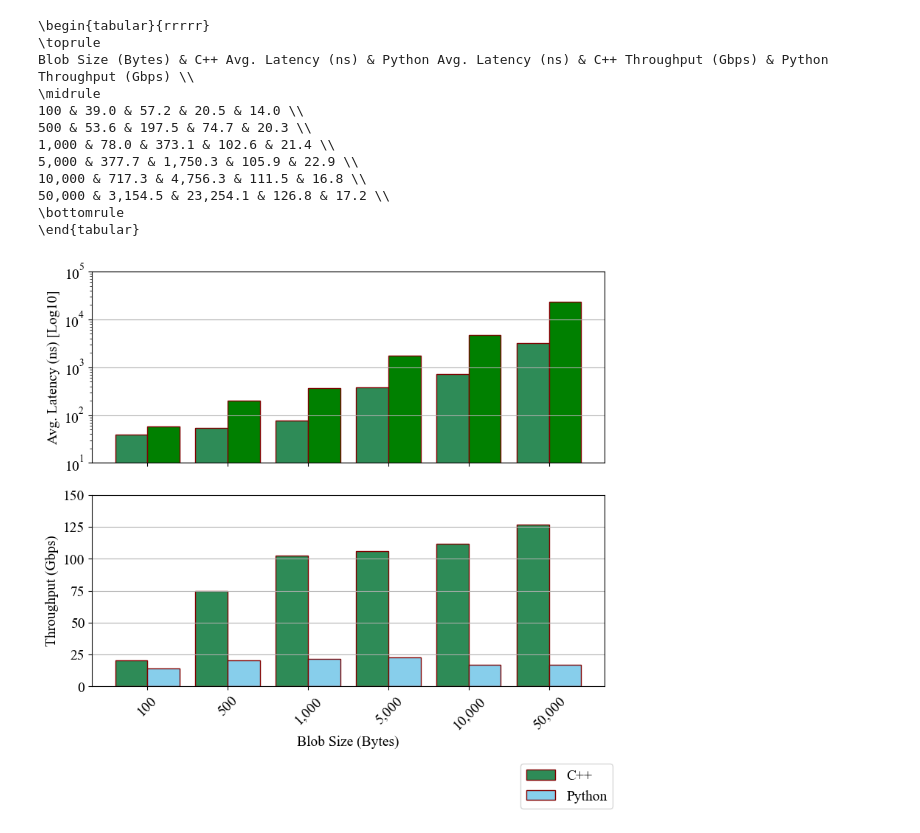
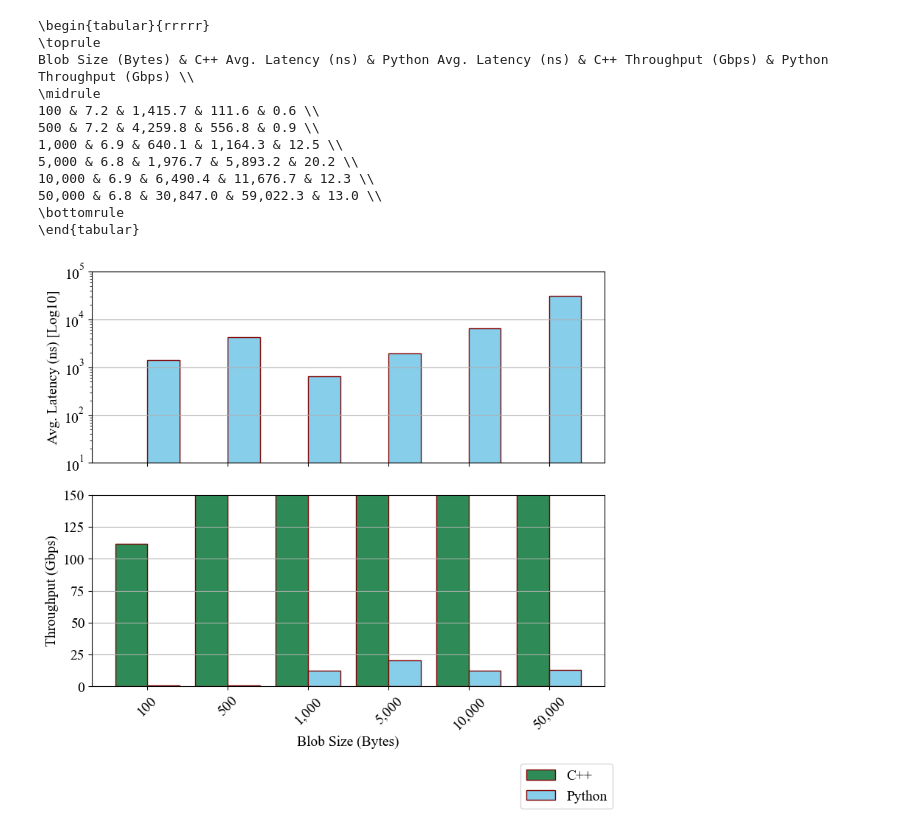
Before and after one commit to davidmaaghul/FRAL, a Jupyter notebook: fral/testing/performance_tests/notebooks/write_test.ipynb, the cells around one changed output. Cells and saved outputs as stored; diff of their text form; code cells hidden in the pictures.

```diff
--- a/fral/testing/performance_tests/notebooks/write_test.ipynb
+++ b/fral/testing/performance_tests/notebooks/write_test.ipynb
@@ -14,8 +14,8 @@ def update_df(df):
     df['Gbps'] = df['Gb'] / (df['Time']/G)
 
 
-cpp_df = pd.read_csv("../test-results/local/write_test.csv", compression='gzip')
-py_df = pd.read_csv("../test-results/vm/local/write_test.csv", compression='gzip')
+cpp_df = pd.read_csv("../test-results/write_test.csv")
+py_df = pd.read_csv("../test-results/py_write_test.csv")
 update_df(cpp_df)
 update_df(py_df)
 
@@ -26,7 +26,7 @@ labels = ['{:,}'.format(value) for value in cpp_df['Size']]
 x = np.arange(len(labels))
 g1 = ax[0]
 g1.bar(x - 0.2, list(cpp_df['avg_latency'].values), color ='seagreen', width = 0.4, label='C++', edgecolor='maroon')
-g1.bar(x + 0.2, list(py_df['avg_latency'].values), color ='g', width = 0.4, label='Python', edgecolor='maroon')
+g1.bar(x + 0.2, list(py_df['avg_latency'].values), color ='skyblue', width = 0.4, label='Python', edgecolor='maroon')
 g1.set_yscale('log')
 g1.set_ylabel('Avg. Latency (ns) [Log10]')
 g1.set_ylim([10, 10**5])
@@ -48,37 +48,37 @@ g0.set_xticklabels(labels, rotation=45)
 
 handles, labs = g0.get_legend_handles_labels()
 fig.legend(handles, labs, loc='lower right', bbox_to_anchor=(1,-0.1))
 
 g0.grid(axis='y')
 fig.tight_layout()
 fig.savefig("../test-results/write_test.png", dpi=300, bbox_inches='tight')
 
 
 columns = ['Size', 'avg_latency', 'Gbps']
 cpp_df = cpp_df[columns]
 py_df = py_df[columns]
 py_df.rename(columns={'avg_latency': 'py_avg_latency', 'Gbps': 'py_Gbps'}, inplace=True)
 
 
 py_df.set_index(['Size'], inplace=True)
 cpp_df.set_index(['Size'], inplace=True)
 out_df = cpp_df.join(py_df).reset_index()
 out_df = out_df[["Size", "avg_latency", "py_avg_latency", "Gbps", "py_Gbps"]]
 out_df.rename(columns={"Size": "Blob Size (Bytes)", "avg_latency": "C++ Avg. Latency (ns)",
                       "py_avg_latency": "Python Avg. Latency (ns)",
                       "Gbps": "C++ Throughput (Gbps)", "py_Gbps": "Python Throughput (Gbps)"}, inplace=True)
 print(out_df.to_latex(index=False, float_format="{:,.1f}".format, formatters={"Blob Size (Bytes)": "{:,}".format}))
 # %% [output]
 \begin{tabular}{rrrrr}
 \toprule
 Blob Size (Bytes) & C++ Avg. Latency (ns) & Python Avg. Latency (ns) & C++ Throughput (Gbps) & Python Throughput (Gbps) \\
 \midrule
-100 & 39.0 & 57.2 & 20.5 & 14.0 \\
-500 & 53.6 & 197.5 & 74.7 & 20.3 \\
-1,000 & 78.0 & 373.1 & 102.6 & 21.4 \\
-5,000 & 377.7 & 1,750.3 & 105.9 & 22.9 \\
-10,000 & 717.3 & 4,756.3 & 111.5 & 16.8 \\
-50,000 & 3,154.5 & 23,254.1 & 126.8 & 17.2 \\
+100 & 7.2 & 1,415.7 & 111.6 & 0.6 \\
+500 & 7.2 & 4,259.8 & 556.8 & 0.9 \\
+1,000 & 6.9 & 640.1 & 1,164.3 & 12.5 \\
+5,000 & 6.8 & 1,976.7 & 5,893.2 & 20.2 \\
+10,000 & 6.9 & 6,490.4 & 11,676.7 & 12.3 \\
+50,000 & 6.8 & 30,847.0 & 59,022.3 & 13.0 \\
 \bottomrule
 \end{tabular}
-[figure, old version]
+[figure, new version]
```
Also changed, not shown: 18 other files.
